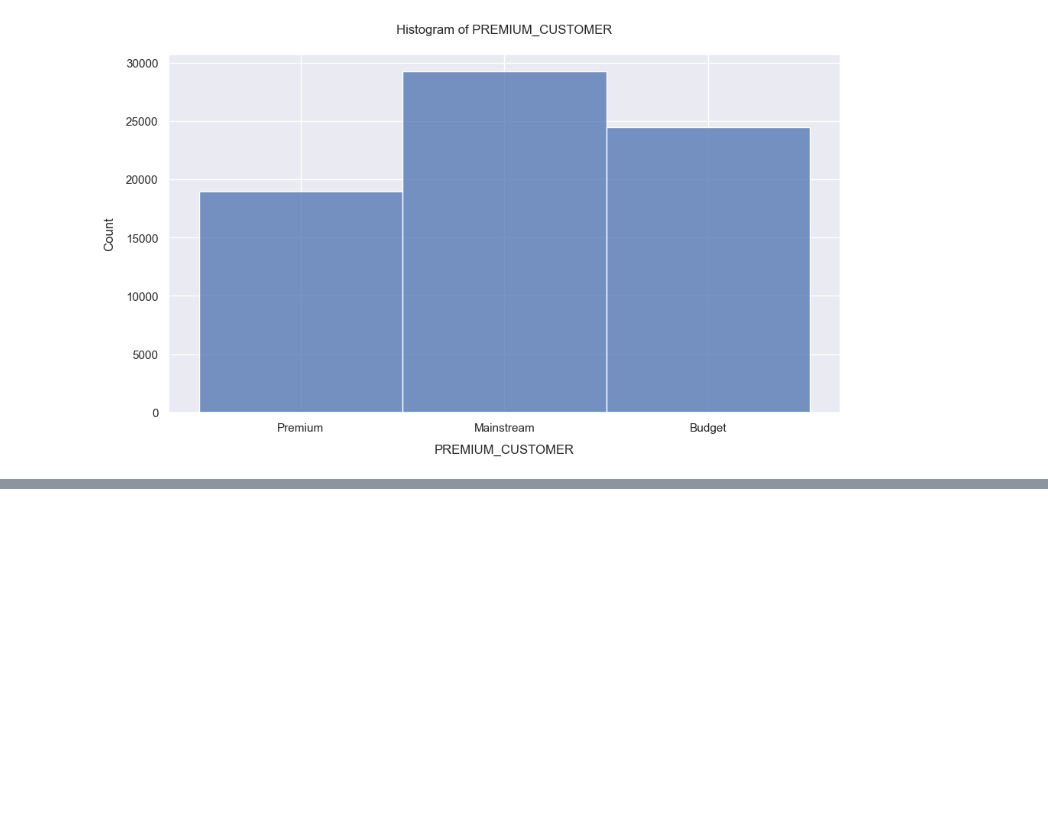
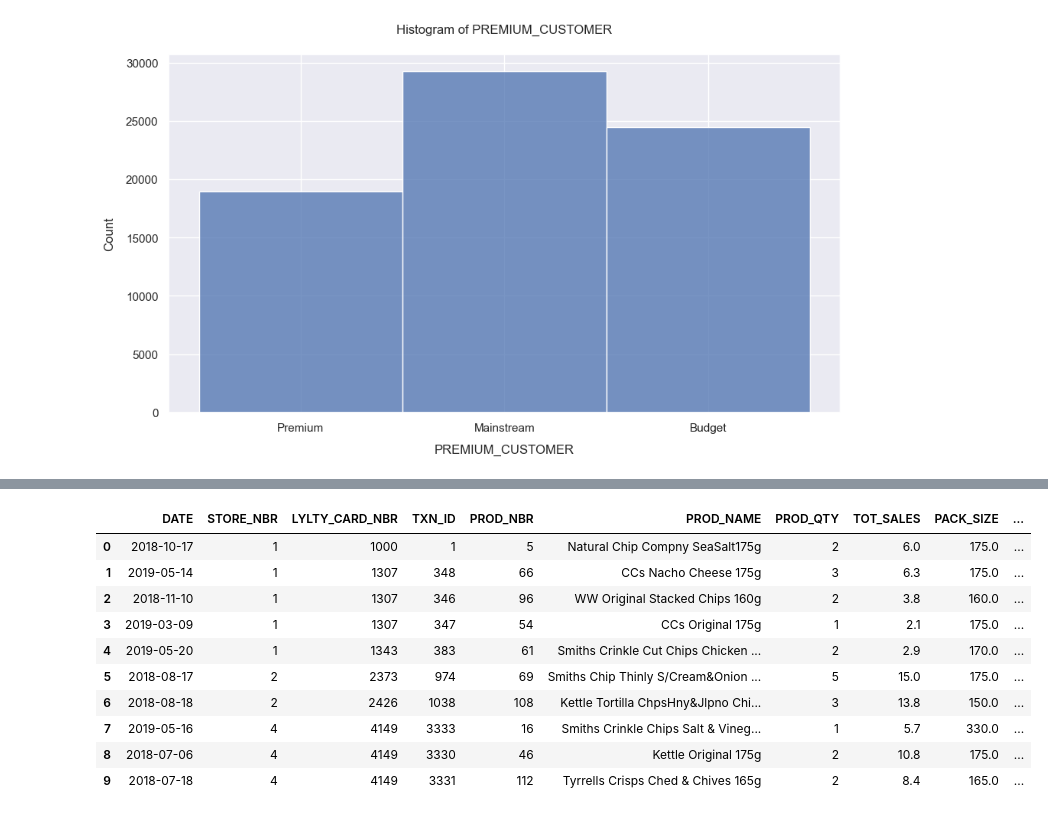
Before and after one commit to Yukitoshi12345/Quantium-Virtual-Internship-Data-Analytics, a Jupyter notebook: Task 1/task1.ipynb, the cells around one changed output, grey strips where cells are left out. Drawn from its saved outputs; the diff is of its cells as text; code cells hidden in the pictures; blank space fills up the shorter version.

```diff
--- a/Task 1/task1.ipynb
+++ b/Task 1/task1.ipynb
@@ -662,0 +702,14 @@ plt.show()
+# %%
+merged_df.head(10)
+# %% [output]
+|  | DATE | STORE_NBR | LYLTY_CARD_NBR | TXN_ID | PROD_NBR | PROD_NAME | PROD_QTY | TOT_SALES | PACK_SIZE | ... |
+| 0 | 2018-10-17 | 1 | 1000 | 1 | 5 | Natural Chip Compny SeaSalt175g | 2 | 6.0 | 175.0 | ... |
+| 1 | 2019-05-14 | 1 | 1307 | 348 | 66 | CCs Nacho Cheese 175g | 3 | 6.3 | 175.0 | ... |
+| 2 | 2018-11-10 | 1 | 1307 | 346 | 96 | WW Original Stacked Chips 160g | 2 | 3.8 | 160.0 | ... |
+| 3 | 2019-03-09 | 1 | 1307 | 347 | 54 | CCs Original 175g | 1 | 2.1 | 175.0 | ... |
+| 4 | 2019-05-20 | 1 | 1343 | 383 | 61 | Smiths Crinkle Cut Chips Chicken ... | 2 | 2.9 | 170.0 | ... |
+| 5 | 2018-08-17 | 2 | 2373 | 974 | 69 | Smiths Chip Thinly S/Cream&Onion ... | 5 | 15.0 | 175.0 | ... |
+| 6 | 2018-08-18 | 2 | 2426 | 1038 | 108 | Kettle Tortilla ChpsHny&Jlpno Chi... | 3 | 13.8 | 150.0 | ... |
+| 7 | 2019-05-16 | 4 | 4149 | 3333 | 16 | Smiths Crinkle Chips Salt & Vineg... | 1 | 5.7 | 330.0 | ... |
+| 8 | 2018-07-06 | 4 | 4149 | 3330 | 46 | Kettle Original 175g | 2 | 10.8 | 175.0 | ... |
+| 9 | 2018-07-18 | 4 | 4149 | 3331 | 112 | Tyrrells Crisps Ched & Chives 165g | 2 | 8.4 | 165.0 | ... |
```
Also changed, not shown: parts of 11 cells of this notebook, 1 other file.
